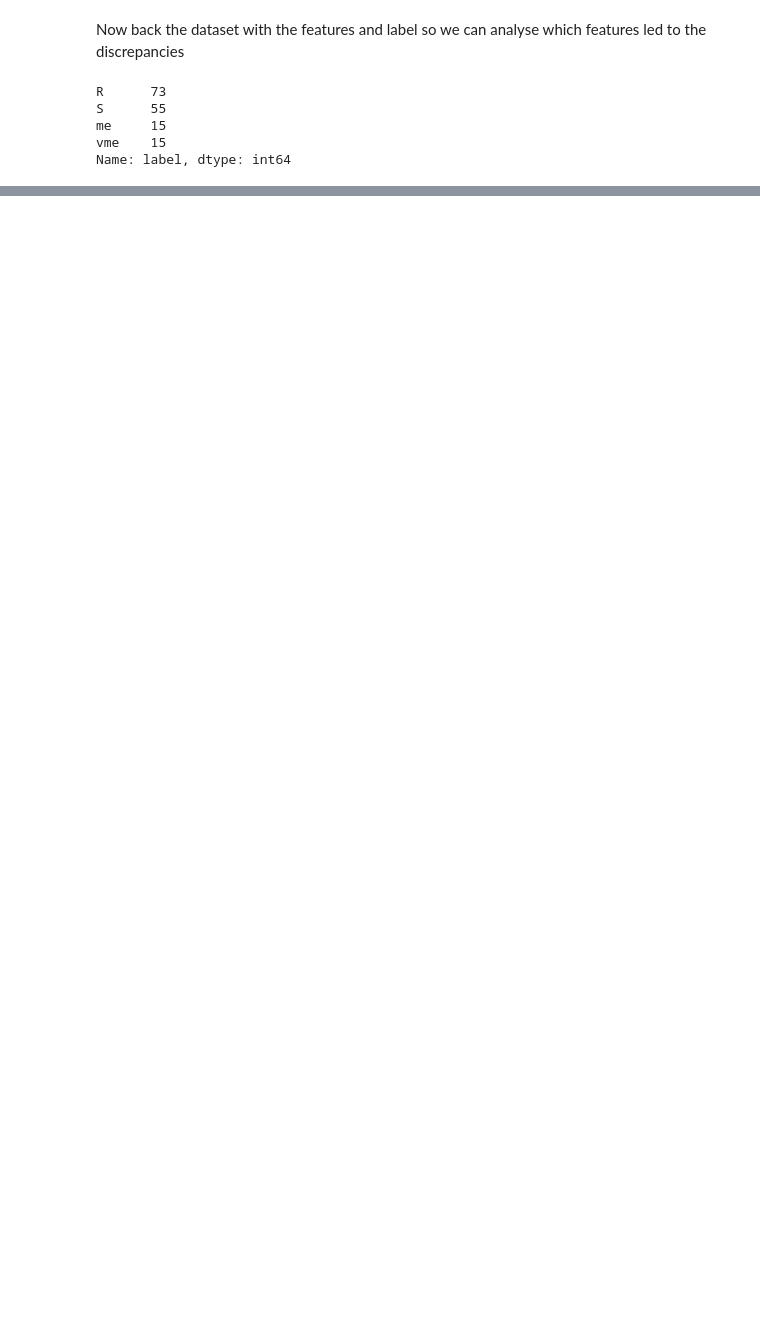
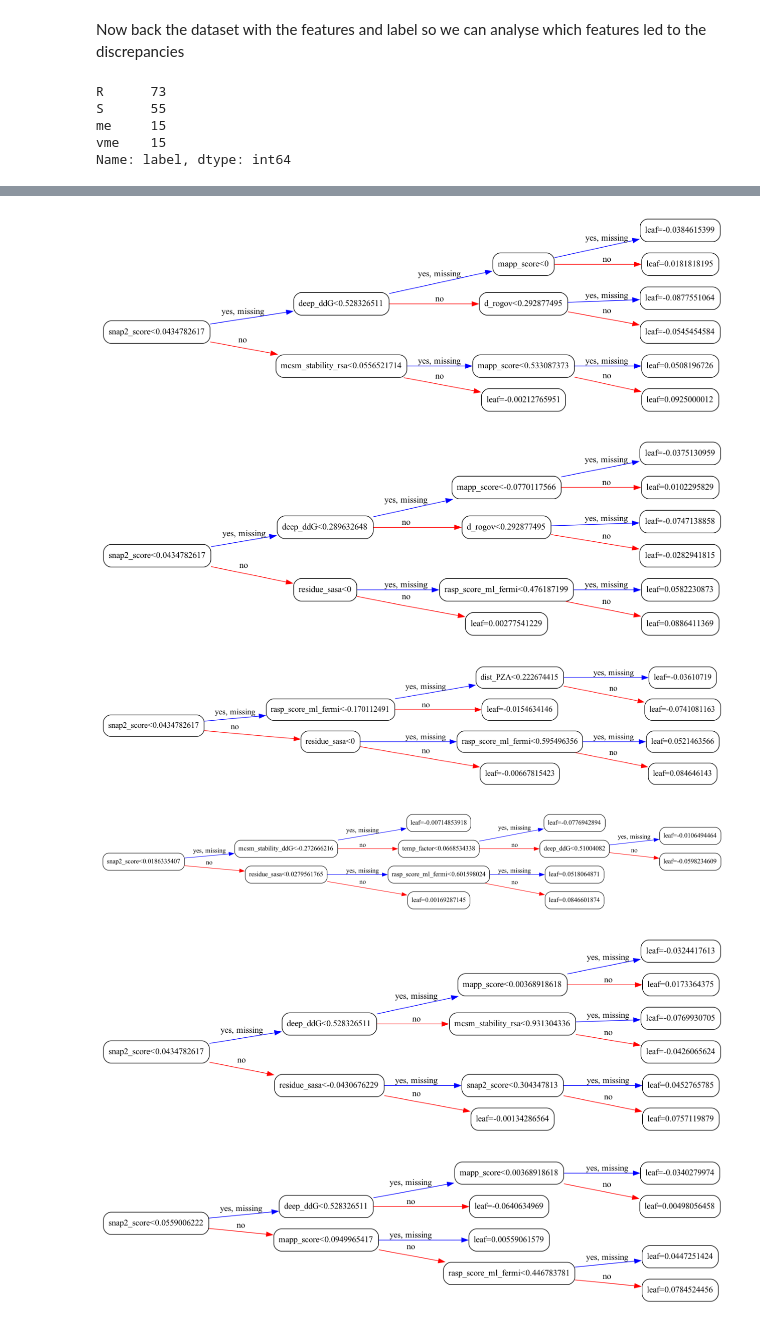
Before and after one commit to fowler-lab/predict-pyrazinamide-resistance, a Jupyter notebook: 11-create-figure-4.ipynb, the cells around one changed output, grey strips where cells are left out. Saved outputs shown, nothing was run; the diff lists cells and outputs as text; code cells hidden in the pictures; blank space fills up the shorter version.

```diff
--- a/11-create-figure-4.ipynb
+++ b/11-create-figure-4.ipynb
@@ -191,0 +228,12 @@ Repeat, but include the results of SuspectPZA
+# %%
+for i in range(9):
+    fig,axes=plt.subplots(1,1,figsize=(16,16))
+    xgboost.plot_tree(best_model['XB'], ax=axes, num_trees=i, rankdir='LR', condition_node_params={'shape': 'box', 'style': 'rounded'}, leaf_node_params={'shape':'box', 'style': 'rounded'})
+    fig.savefig('pdf/figure-4/si-xgboost-tree-'+str(i)+'.pdf',bbox_inches='tight', transparent=True)
+# %% [output]
+[figure, added]
+[figure, added]
+[figure, added]
+[figure, added]
+[figure, added]
+[figure, added]
```
Also changed, not shown: parts of 14 cells of this notebook.
